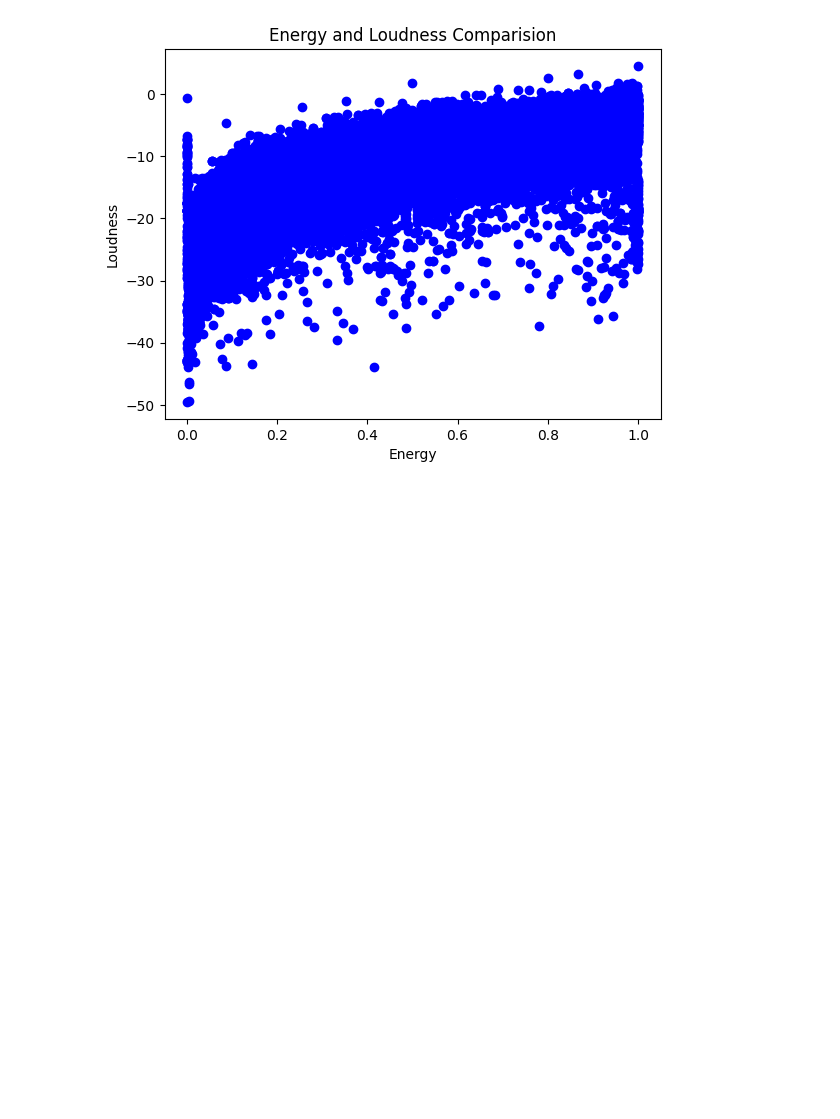
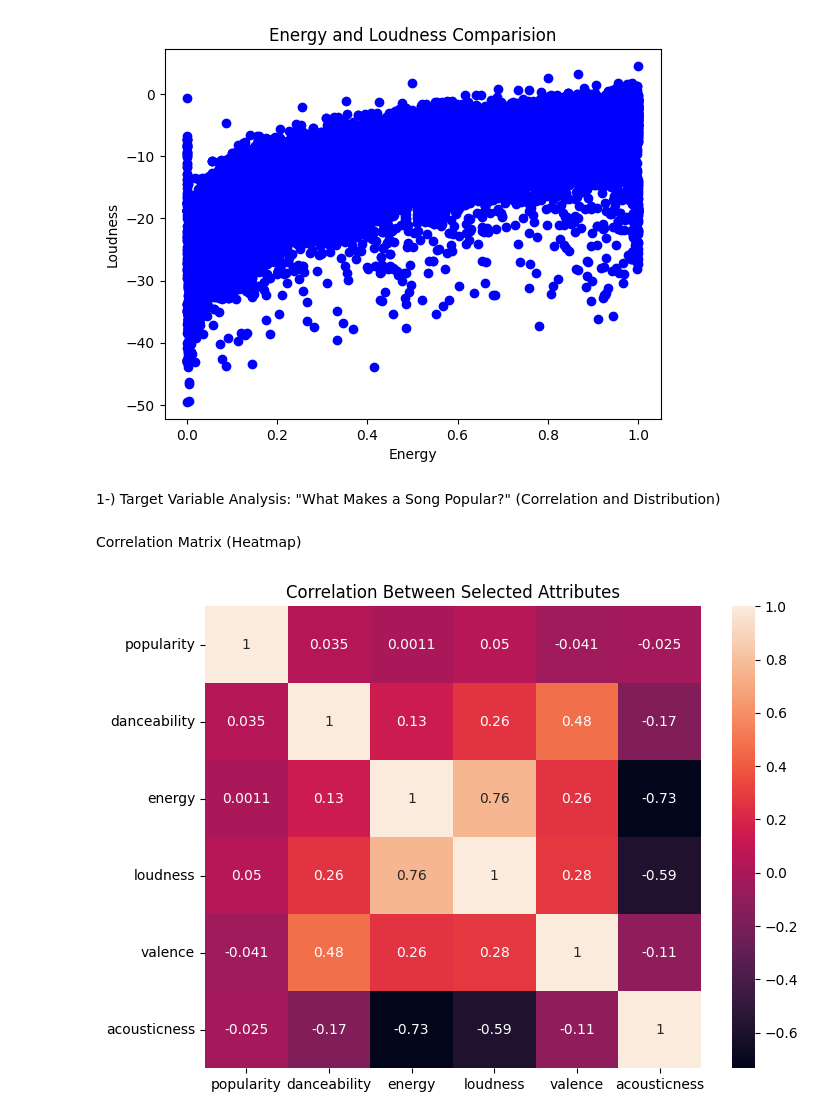
Before and after one commit to byt23/EDA-FeatureEngineering-Resampling_Encoding, a Jupyter notebook: Spotify 🎵 Tracks /spotify_tracks.ipynb, the cells around one changed output. Drawn from its saved outputs; the diff is of its cells as text; code cells hidden in the pictures; blank space fills up the shorter version.

```diff
--- a/Spotify 🎵 Tracks /spotify_tracks.ipynb
+++ b/Spotify 🎵 Tracks /spotify_tracks.ipynb
@@ -61,3 +61,17 @@ plt.title("Energy and Loudness Comparision")
 plt.show()
 # %% [output]
 [figure]
+# %% [markdown]
+1-) Target Variable Analysis: "What Makes a Song Popular?" (Correlation and Distribution)
+# %% [markdown]
+Correlation Matrix (Heatmap)
+# %%
+chosen_columns = ["popularity", "danceability", "energy", "loudness","valence","acousticness"]
+corr_matrix = df[chosen_columns].corr()
+
+plt.figure(figsize=(8,6))
+sns.heatmap(corr_matrix, annot=True)
+plt.title("Correlation Between Selected Attributes")
+plt.show()
+# %% [output]
+[figure, added]
```
Also changed, not shown: parts of 7 cells of this notebook.
